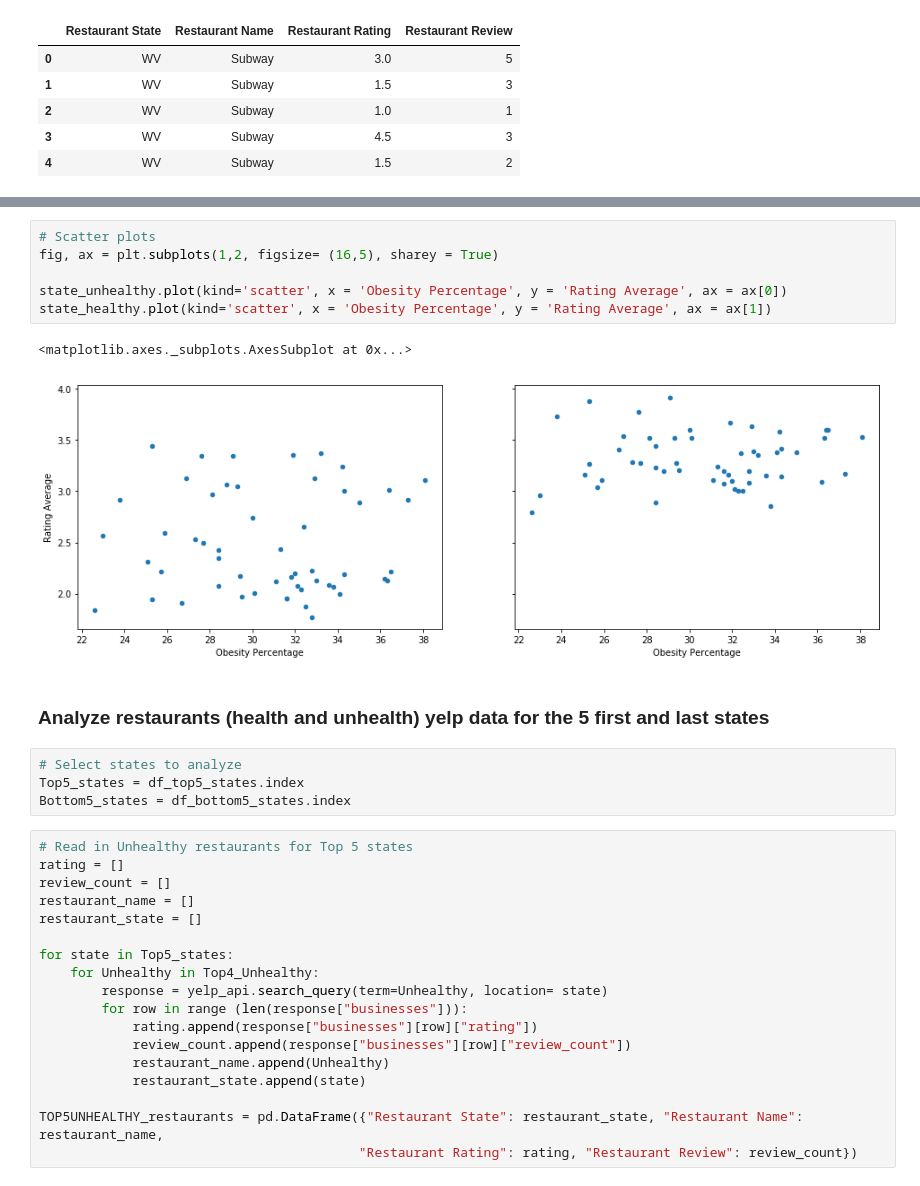
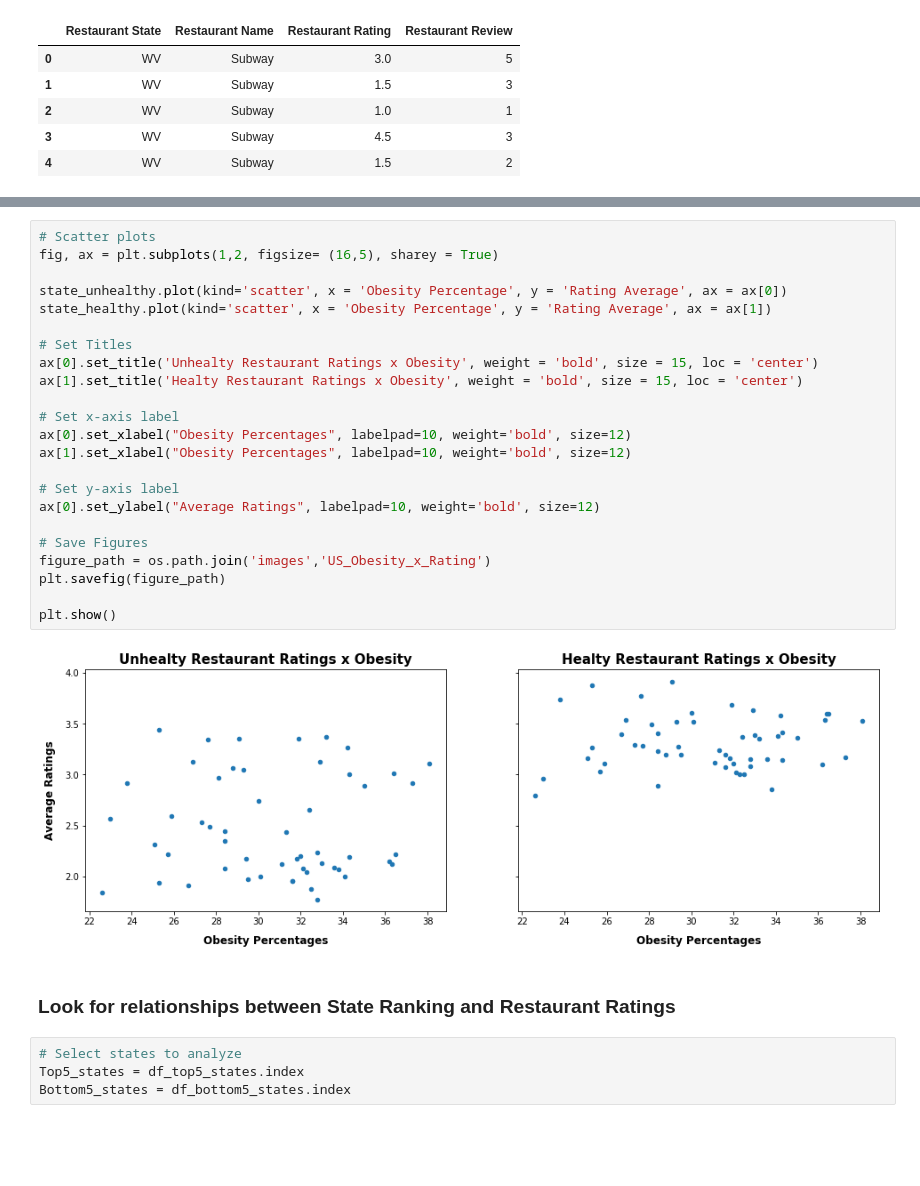
Before and after one commit to Arjun4391/DATA_SCIENCE_PROJECT1, a Jupyter notebook: Health_Project.ipynb, the cells around one changed output, grey strips where cells are left out. Saved outputs shown, nothing was run; the diff lists cells and outputs as text; blank space fills up the shorter version.

Commit message:
Upload project file and images

```diff
--- a/Health_Project.ipynb
+++ b/Health_Project.ipynb
@@ -448,33 +445,31 @@ state_healthy.head()
 # %%
 # Scatter plots
 fig, ax = plt.subplots(1,2, figsize= (16,5), sharey = True)
 
 state_unhealthy.plot(kind='scatter', x = 'Obesity Percentage', y = 'Rating Average', ax = ax[0])
 state_healthy.plot(kind='scatter', x = 'Obesity Percentage', y = 'Rating Average', ax = ax[1])
+
+# Set Titles
+ax[0].set_title('Unhealty Restaurant Ratings x Obesity', weight = 'bold', size = 15, loc = 'center')
+ax[1].set_title('Healty Restaurant Ratings x Obesity', weight = 'bold', size = 15, loc = 'center')
+
+# Set x-axis label
+ax[0].set_xlabel("Obesity Percentages", labelpad=10, weight='bold', size=12)
+ax[1].set_xlabel("Obesity Percentages", labelpad=10, weight='bold', size=12)
+
+# Set y-axis label
+ax[0].set_ylabel("Average Ratings", labelpad=10, weight='bold', size=12)
+
+# Save Figures
+figure_path = os.path.join('images','US_Obesity_x_Rating')
+plt.savefig(figure_path)
+
+plt.show()
 # %% [output]
-<matplotlib.axes._subplots.AxesSubplot at 0x...>
-[figure, old version]
+[figure, new version]
-# %% [markdown]
-### Analyze restaurants (health and unhealth) yelp data for the 5 first and last states
+# %% [markdown]
+### Look for relationships between State Ranking and Restaurant Ratings
 # %%
 # Select states to analyze
 Top5_states = df_top5_states.index
 Bottom5_states = df_bottom5_states.index
-# %%
-# Read in Unhealthy restaurants for Top 5 states
-rating = []
-review_count = []
-restaurant_name = []
-restaurant_state = []
-
-for state in Top5_states:
-    for Unhealthy in Top4_Unhealthy:
-        response = yelp_api.search_query(term=Unhealthy, location= state)
-        for row in range (len(response["businesses"])):
-            rating.append(response["businesses"][row]["rating"])
-            review_count.append(response["businesses"][row]["review_count"])
-            restaurant_name.append(Unhealthy)
-            restaurant_state.append(state)
-
-TOP5UNHEALTHY_restaurants = pd.DataFrame({"Restaurant State": restaurant_state, "Restaurant Name": restaurant_name,
-                                         "Restaurant Rating": rating, "Restaurant Review": review_count})
```
Also changed, not shown: parts of 54 cells of this notebook, 7 other files.
